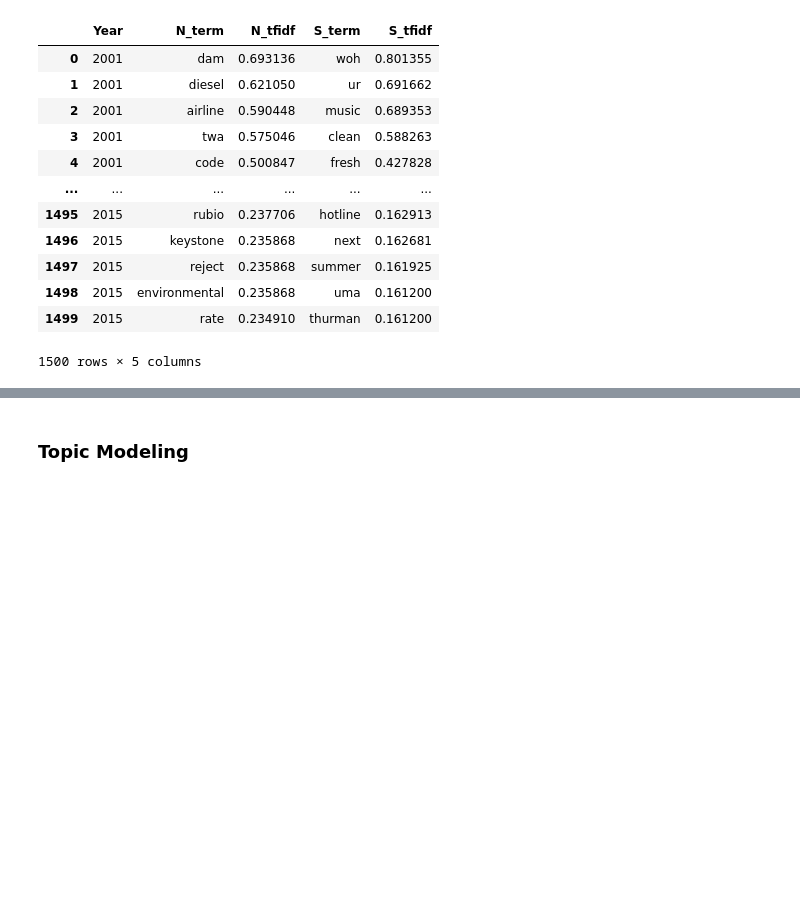
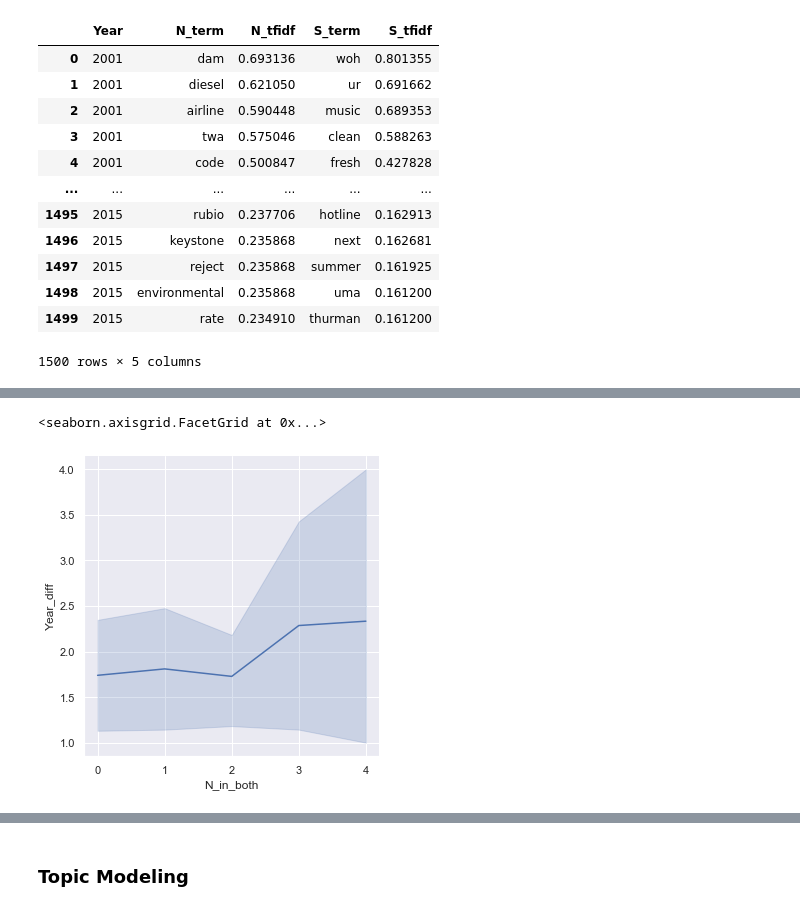
Before and after one commit to Yuerong2/final_projects, a Jupyter notebook: PresentationNotebook.ipynb, the cells around one changed output, grey strips where cells are left out. Drawn from its saved outputs; the diff is of its cells as text; code cells hidden in the pictures; blank space fills up the shorter version.

```diff
--- a/PresentationNotebook.ipynb
+++ b/PresentationNotebook.ipynb
@@ -140,0 +124,4 @@ print(df_tfidf_both[df_tfidf_both.words_in_both.str.len().gt(1)])
+# %%
+df_tfidf_both[["NewsYR", "SongYR"]] = df_tfidf_both["NewsYR/SongYR"].str.split('/',expand=True)
+# %%
+df_tfidf_both["Year_diff"] = abs(pd.to_numeric(df_tfidf_both["SongYR"]) - pd.to_numeric(df_tfidf_both["NewsYR"]))
@@ -140,0 +148,6 @@ print(df_tfidf_both[df_tfidf_both.words_in_both.str.len().gt(1)])
+# %%
+sns.relplot(x="N_in_both", y="Year_diff", legend="full", kind='line', palette='viridis',
+data=df_tfidf_both)
+# %% [output]
+<seaborn.axisgrid.FacetGrid at 0x...>
+[figure, added]
```
Also changed, not shown: parts of 7 cells of this notebook, 1 other file.
